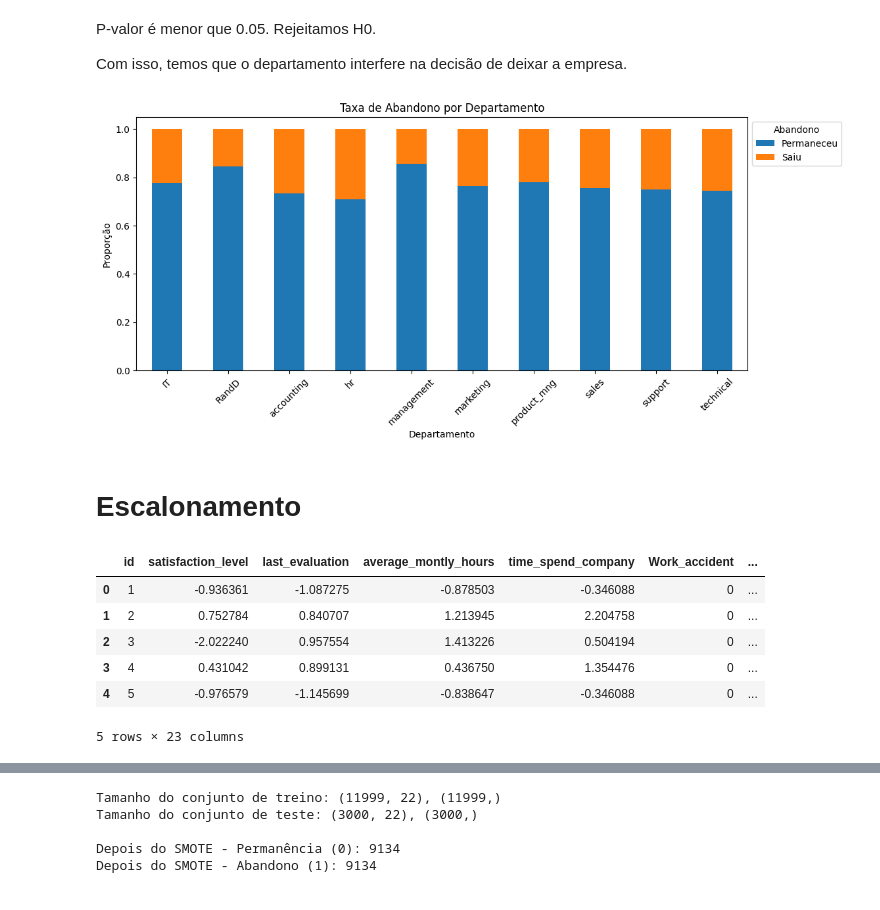
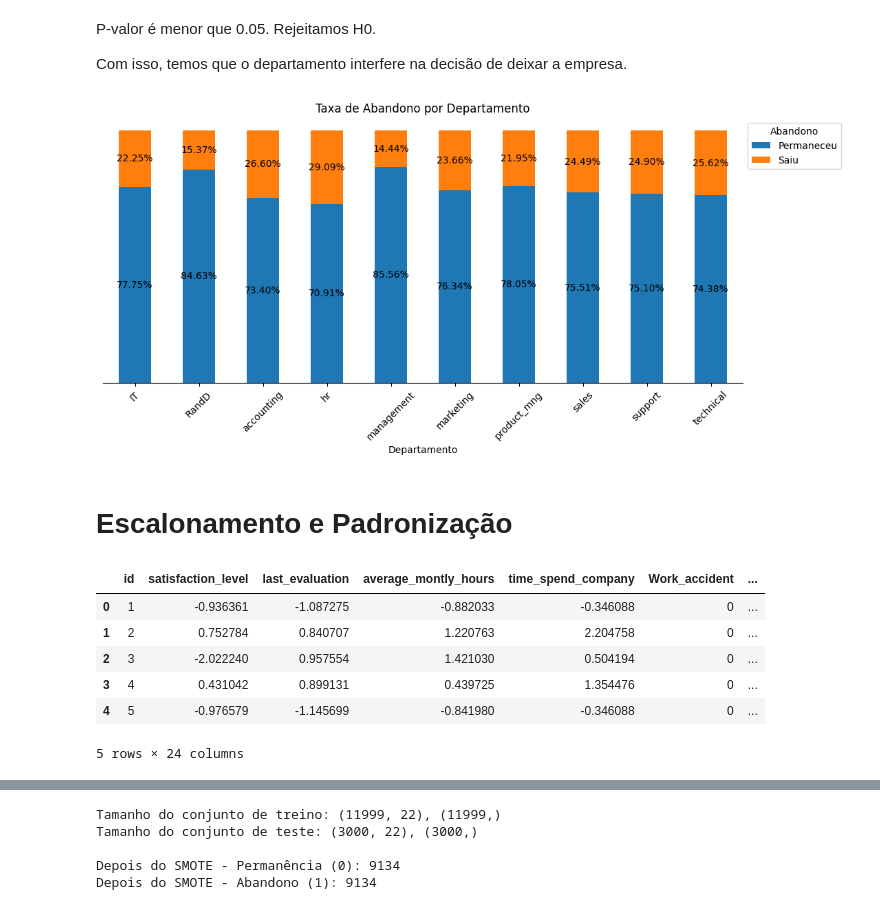
Before and after one commit to YumiiOnoue/ml_predicao_churn, a Jupyter notebook: analise_abandono.ipynb, the cells around one changed output, grey strips where cells are left out. Drawn from its saved outputs; the diff is of its cells as text; code cells hidden in the pictures.

```diff
--- a/analise_abandono.ipynb
+++ b/analise_abandono.ipynb
@@ -573,10 +576,14 @@ promo_abandono = pd.crosstab(df['promotion_last_5years'], df['left'], normalize=
 promo_abandono.index = promo_abandono.index.map({0: 'Não teve', 1: 'Teve'})
 
 plt.figure(figsize=(8,5))
-promo_abandono.plot(kind='bar', stacked=True, ax=plt.gca())
+ax = promo_abandono.plot(kind='bar', stacked=True, ax=plt.gca())
+for container in ax.containers:
+    labels = [f'{v.get_height()*100:.2f}%' for v in container]
+    ax.bar_label(container, labels=labels, label_type='center')
+sns.despine(left=True)
+plt.gca().get_yaxis().set_visible(False)
 plt.title('Taxa de Abandono por Promoção nos últimos 5 anos')
-plt.xlabel('Promoção')
-plt.ylabel('Proporção')
+plt.xlabel('Promoção nos Últimos 5 Anos')
 plt.xticks(rotation=0)
 plt.legend(title='Abandono', labels=['Permaneceu', 'Saiu'],  bbox_to_anchor=(1, 1), loc='upper left')
 plt.show()
@@ -596,13 +605,18 @@ print(f'Q-quadrado: {chi2_salario}. p-valor: {p_value_salario}')
 # %% [output]
 Q-quadrado: 381.22504706621066. p-valor: 1.652086749295958e-83
 # %%
+salario_abandono = pd.crosstab(df['salary'], df['left'], normalize='index')
+
 # Gráfico empilhado da taxa de abandono por salário
 plt.figure(figsize=(8,5))
-salario_abandono = pd.crosstab(df['salary'], df['left'], normalize='index')
-salario_abandono.plot(kind='bar', stacked=True, ax=plt.gca())
+ax = salario_abandono.plot(kind='bar', stacked=True, ax=plt.gca())
+for container in ax.containers:
+    labels = [f'{v.get_height()*100:.2f}%' for v in container]
+    ax.bar_label(container, labels=labels, label_type='center')
+sns.despine(left=True)
+plt.gca().get_yaxis().set_visible(False)
 plt.title('Taxa de Abandono por Salário')
 plt.xlabel('Salário')
-plt.ylabel('Proporção')
 plt.xticks(rotation=0)
 plt.legend(title='Abandono', labels=['Permaneceu', 'Saiu'],  bbox_to_anchor=(1, 1), loc='upper left')
 plt.show()
@@ -628,10 +640,16 @@ Estatistica t: 0.09489924856746322, p-valor: 0.9243992478943522
 # %% [markdown]
 O p-valor é maior que 0.05, então aceitamos H0. A variável em análise não interfere na decisão de deixar a empresa.
 # %%
+projetos_abandono = pd.crosstab(df['num_project'], df['left'], normalize='index')
+
 # Gráfico empilhado da taxa de abandono por projetos
 plt.figure(figsize=(10,6))
-projetos_abandono = pd.crosstab(df['num_project'], df['left'], normalize='index')
-projetos_abandono.plot(kind='bar', stacked=True, ax=plt.gca())
+ax = projetos_abandono.plot(kind='bar', stacked=True, ax=plt.gca())
+for container in ax.containers:
+    labels = [f'{v.get_height()*100:.2f}%' for v in container]
+    ax.bar_label(container, labels=labels, label_type='center')
+sns.despine(left=True)
+plt.gca().get_yaxis().set_visible(False)
 plt.title('Taxa de Abandono por Número de Projetos')
 plt.xlabel('Número de Projetos')
 plt.ylabel('Proporção')
@@ -659,36 +680,50 @@ P-valor é menor que 0.05. Rejeitamos H0.
 
 Com isso, temos que o departamento interfere na decisão de deixar a empresa.
 # %%
+dept_abandono = pd.crosstab(df['depto'], df['left'], normalize='index')
+
 # Gráfico empilhado da taxa de abandono por departamento
 plt.figure(figsize=(12,5))
-dept_abandono = pd.crosstab(df['depto'], df['left'], normalize='index')
-dept_abandono.plot(kind='bar', stacked=True, ax=plt.gca())
+ax = dept_abandono.plot(kind='bar', stacked=True, ax=plt.gca())
+for container in ax.containers:
+    labels = [f'{v.get_height()*100:.2f}%' for v in container]
+    ax.bar_label(container, labels=labels, label_type='center')
+sns.despine(left=True)
+plt.gca().get_yaxis().set_visible(False)
 plt.title('Taxa de Abandono por Departamento')
 plt.xlabel('Departamento')
 plt.ylabel('Proporção')
 plt.xticks(rotation=45)
 plt.legend(title='Abandono', labels=['Permaneceu', 'Saiu'], bbox_to_anchor=(1, 1), loc='upper left')
 plt.show()
 # %% [output]
-[figure, old version]
+[figure, new version]
 # %% [markdown]
-# Escalonamento
+# Escalonamento e Padronização
 # %%
 # Padronizando e Normalizando as variáveis categóricas
 df = pd.get_dummies(df, columns=['salary', 'depto'], drop_first=True)
 # %%
 # Padronizando as variáveis numéricas
 scaler = StandardScaler()
-df[['satisfaction_level', 'last_evaluation', 'average_montly_hours', 'time_spend_company']] = scaler.fit_transform(df[['satisfaction_level', 'last_evaluation', 'average_montly_hours', 'time_spend_company']])
+df[['satisfaction_level', 'last_evaluation', 'average_montly_hours',
+    'time_spend_company', 'num_project', 'time_spend_months',
+    'avg_monthly_hours']] = scaler.fit_transform(df[['satisfaction_level',
+                                                     'last_evaluation',
+                                                     'average_montly_hours',
+                                                     'time_spend_company',
+                                                     'num_project',
+                                                     'time_spend_months',
+                                                     'avg_monthly_hours']])
 df.head()
 # %% [output]
 |  | id | satisfaction_level | last_evaluation | average_montly_hours | time_spend_company | Work_accident | ... |
-| 0 | 1 | -0.936361 | -1.087275 | -0.878503 | -0.346088 | 0 | ... |
-| 1 | 2 | 0.752784 | 0.840707 | 1.213945 | 2.204758 | 0 | ... |
-| 2 | 3 | -2.022240 | 0.957554 | 1.413226 | 0.504194 | 0 | ... |
-| 3 | 4 | 0.431042 | 0.899131 | 0.436750 | 1.354476 | 0 | ... |
-| 4 | 5 | -0.976579 | -1.145699 | -0.838647 | -0.346088 | 0 | ... |
+| 0 | 1 | -0.936361 | -1.087275 | -0.882033 | -0.346088 | 0 | ... |
+| 1 | 2 | 0.752784 | 0.840707 | 1.220763 | 2.204758 | 0 | ... |
+| 2 | 3 | -2.022240 | 0.957554 | 1.421030 | 0.504194 | 0 | ... |
+| 3 | 4 | 0.431042 | 0.899131 | 0.439725 | 1.354476 | 0 | ... |
+| 4 | 5 | -0.976579 | -1.145699 | -0.841980 | -0.346088 | 0 | ... |
-5 rows × 23 columns
+5 rows × 24 columns
 # %%
 # Matriz de Correlação com Left
 plt.figure(figsize=(10,8))
```
Also changed, not shown: parts of 67 cells of this notebook.
